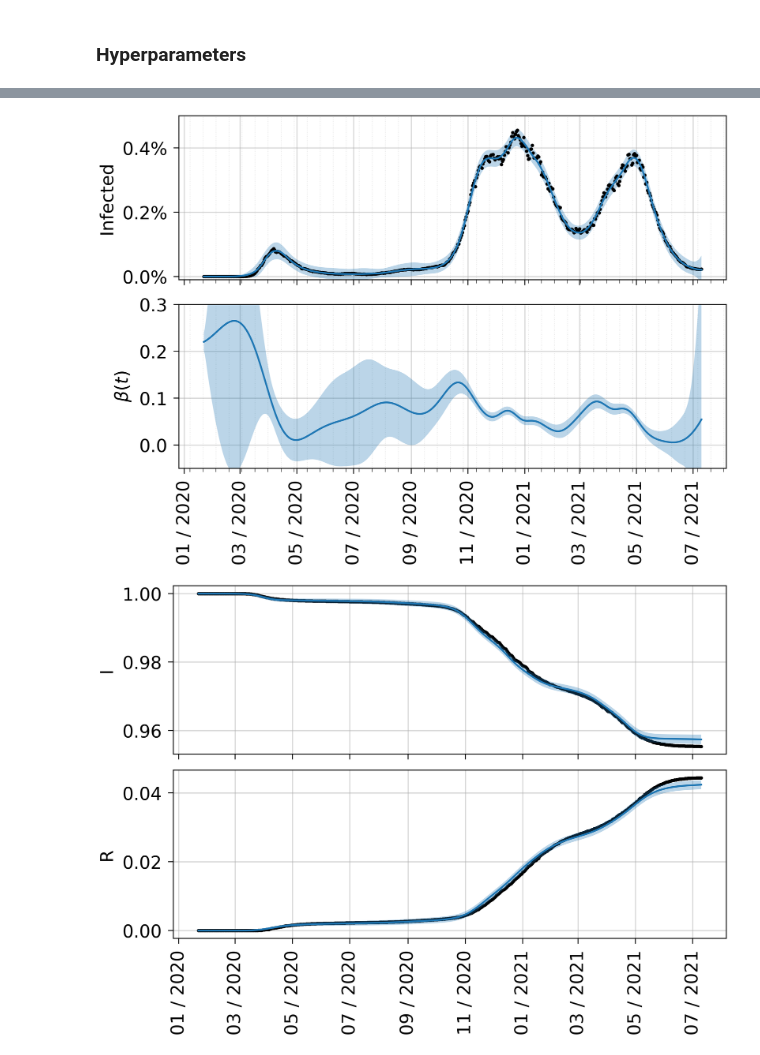
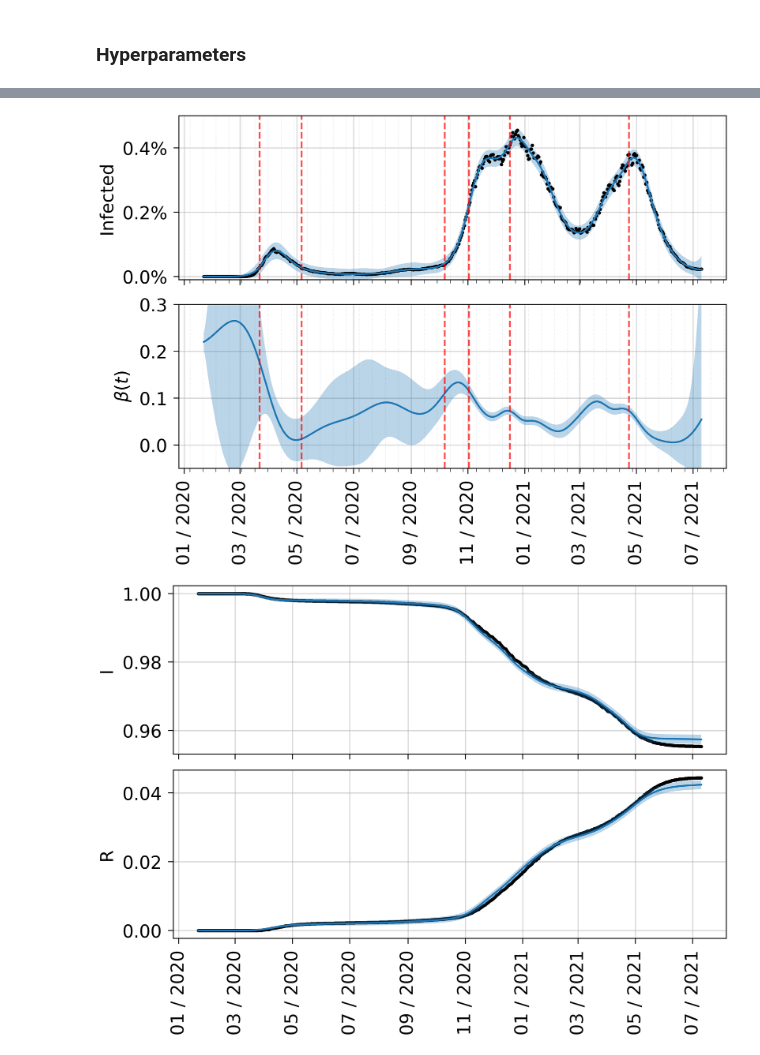
Before and after one commit to paufisch/ode_filters, a Jupyter notebook: covid_interactive.ipynb, the cells around one changed output, grey strips where cells are left out. Cells and saved outputs as stored; diff of their text form; code cells hidden in the pictures.

Commit message:
adds vertical lines for event listed in the paper

```diff
--- a/covid_interactive.ipynb
+++ b/covid_interactive.ipynb
@@ -157,3 +157,12 @@ assert jacobian_g_conserved(mu_0).shape == (d+1, 3*d), f"Unexpected shape: {jaco
 m_sequence, P_sequence, m_predictions, P_predictions = compute_kalman_forward_stable(mu_0, Sigma_0, A_h, b_h, Q_h, R_h_conserved, g_conserved, jacobian_g_conserved, z_sequence_conserved, N)
 
 m_sequence, P_sequence = compute_kalman_backward(m_sequence, P_sequence, m_predictions, P_predictions, A_h, N)
+# %%
+political_events = [
+    np.datetime64("2020-03-22"),
+    np.datetime64("2020-05-06"),
+    np.datetime64("2020-10-07"),
+    np.datetime64("2020-11-02"),
+    np.datetime64("2020-12-16"),
+    np.datetime64("2021-04-23"),
+]
@@ -160,34 +173,39 @@ m_sequence, P_sequence = compute_kalman_backward(m_sequence, P_sequence, m_predi
 # %%
 fig, axs = plt.subplots(2, 1, figsize=(5, 3.6), sharex=True)
 
 for ax, col, ylab, ylim in [
     (axs[0], 1, "Infected", [-0.0001, 0.005]),
     (axs[1], 3, r'$\beta(t)$', [-0.05, 0.3])
 ]:
     ax.plot(data_dates, m_sequence[:, col])
     P = P_sequence[:, col, col]
     margin = 2 * np.sqrt(P)
     ax.fill_between(data_dates, m_sequence[:, col]-margin, m_sequence[:, col]+margin, alpha=0.3)
     if col == 1:
         ax.scatter(data_dates, I, color='black', s=2)
     ax.set_ylabel(ylab)
     ax.set_ylim(ylim)
     # Add gridlines at major tick positions
     ax.grid(True, which='major', axis='both', linestyle='-', linewidth=0.6, alpha=0.5)
     # Add many intermediate vertical gridlines at minor tick positions (weekly)
     ax.xaxis.set_minor_locator(dates.WeekdayLocator(interval=2))
     ax.grid(True, which='minor', axis='x', linestyle=':', linewidth=0.4, alpha=0.3)
 
+# Add political events as vertical lines to both subplots
+for event_date in political_events:
+    axs[0].axvline(event_date, color='red', linestyle='--', linewidth=1, alpha=0.7)
+    axs[1].axvline(event_date, color='red', linestyle='--', linewidth=1, alpha=0.7)
+
 axs[0].yaxis.set_major_formatter(
     plt.matplotlib.ticker.FuncFormatter(lambda x, _: f"{x*100:.1f}%")
 )
 
 axs[1].xaxis.set_tick_params(rotation=90)
 axs[1].xaxis.set_major_formatter(dates.DateFormatter("%m / %Y"))
 
 plt.show()
 # %% [output]
-[figure, old version]
+[figure, new version]
 # %%
 fig, axs = plt.subplots(2, 1, figsize=(5, 3.6), sharex=True)
 
```
Also changed, not shown: parts of 2 cells of this notebook.
